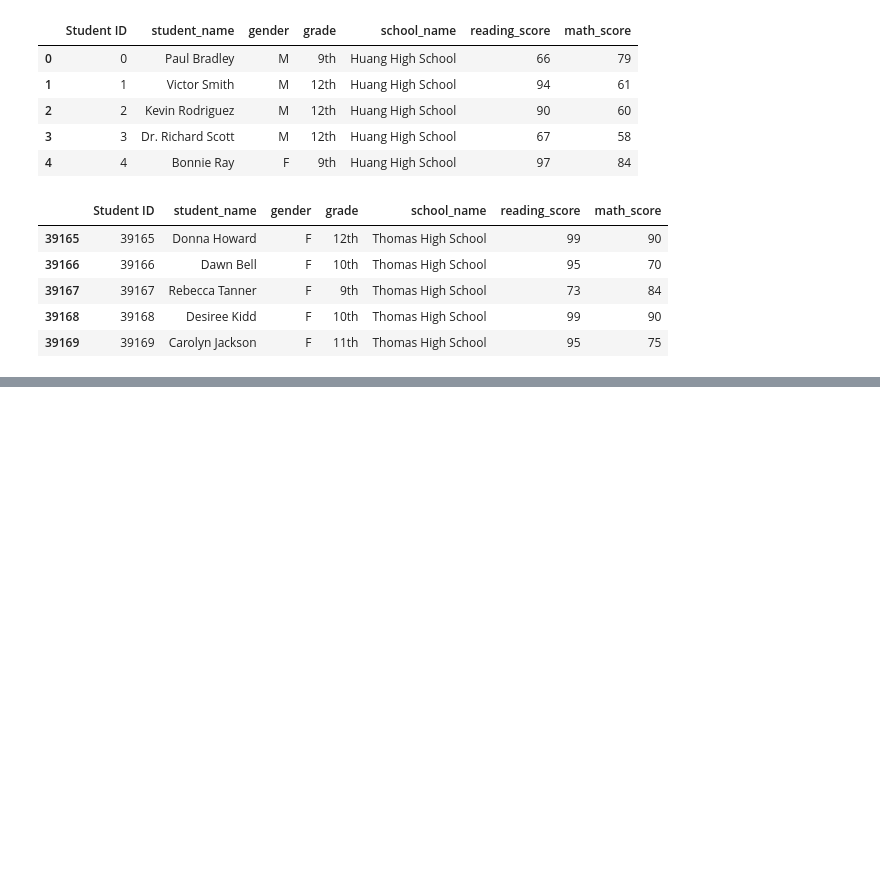
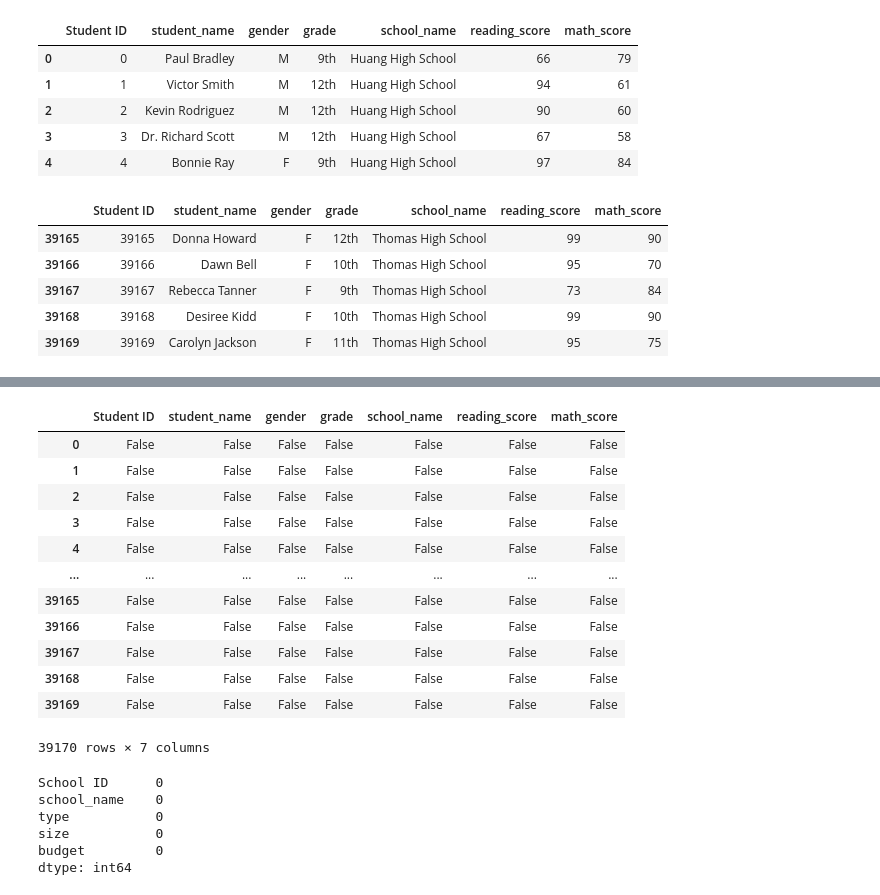
Before and after one commit to julee89/School_District_Analysis, a Jupyter notebook: PyCitySchools.ipynb, the cells around one changed output, grey strips where cells are left out. Drawn from its saved outputs; the diff is of its cells as text; code cells hidden in the pictures; blank space fills up the shorter version.

```diff
--- a/PyCitySchools.ipynb
+++ b/PyCitySchools.ipynb
@@ -82,0 +128,28 @@ student_data_df.tail()
+# %%
+# Determine if there are any missing values in the student data using isnull
+student_data_df.isnull()
+# %% [output]
+|  | Student ID | student_name | gender | grade | school_name | reading_score | math_score |
+| 0 | False | False | False | False | False | False | False |
+| 1 | False | False | False | False | False | False | False |
+| 2 | False | False | False | False | False | False | False |
+| 3 | False | False | False | False | False | False | False |
+| 4 | False | False | False | False | False | False | False |
+| ... | ... | ... | ... | ... | ... | ... | ... |
+| 39165 | False | False | False | False | False | False | False |
+| 39166 | False | False | False | False | False | False | False |
+| 39167 | False | False | False | False | False | False | False |
+| 39168 | False | False | False | False | False | False | False |
+| 39169 | False | False | False | False | False | False | False |
+39170 rows × 7 columns
+# %%
+# Determine if there are missing values using the chaining method .isnull().sum()
+
+school_data_df.isnull().sum()
+# %% [output]
+School ID      0
+school_name    0
+type           0
+size           0
+budget         0
+dtype: int64
```
Also changed, not shown: parts of 12 cells of this notebook.
